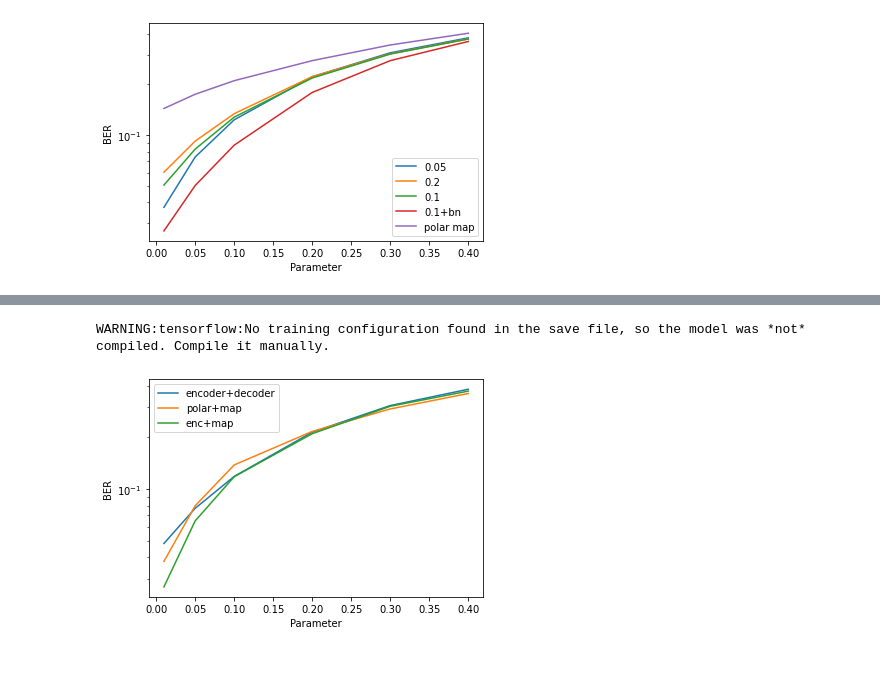
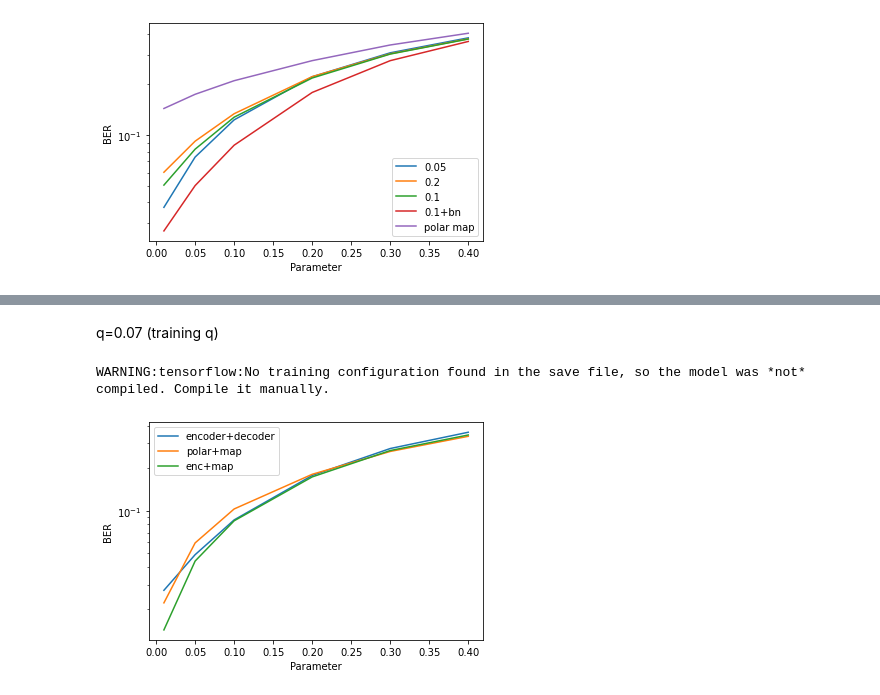
Before and after one commit to remzawi/deep_fec, a Jupyter notebook: BACOHAutoencoder_Plots.ipynb, the cells around one changed output, grey strips where cells are left out. Cells and saved outputs as stored; diff of their text form; code cells hidden in the pictures; blank space fills up the shorter version.

```diff
--- a/BACOHAutoencoder_Plots.ipynb
+++ b/BACOHAutoencoder_Plots.ipynb
@@ -89,16 +89,19 @@ WARNING:tensorflow:No training configuration found in the save file, so the mode
+# %% [markdown]
+q=0.07 (training q)
 # %%
 from tensorflow.keras.models import load_model
 
 encoder1,decoder1=load_model('BACOHEncoder_01_bn.h5',custom_objects={'BAC_OH2':BSC_OH2}),load_model('BACOHDecoder_01_bn.h5',custom_objects={'BAC_OH2':BSC},compile=False)
 
 
 encoder_list,decoder_list=[encoder1],[decoder1]
 #encoder_list,decoder_list=[encoder1,encoder2],[decoder1,decoder2]
-multBER(encoder_list,decoder_list,'BAC',[0.01,0.05,0.1,0.2,0.3,0.4],do_polar_MAP=True,do_enc_MAP=True,
+multBER(encoder_list,decoder_list,'BAC',[0.01,0.05,0.1,0.2,0.3,0.4],q_param=0.07,
+        do_polar_MAP=True,do_enc_MAP=True,
         save_params=False,params_name=['params_map2.npy'],
         save_ber=False,ber_name=['ber_test_map2.npy','ber_1_lr_map2.npy','ber_1_lr2_map2.npy','ber_map2.npy'],
         plot_ber=True,points_per_value=[200000],plot_legend=['encoder+decoder','polar+map','enc+map'],
         save_fig=False,fig_name='ALLModelsBERwmap2.pdf')
 # %% [output]
 WARNING:tensorflow:No training configuration found in the save file, so the model was *not* compiled. Compile it manually.
-[figure, old version]
+[figure, new version]
```
Also changed, not shown: parts of 5 cells of this notebook, 2 other files.
